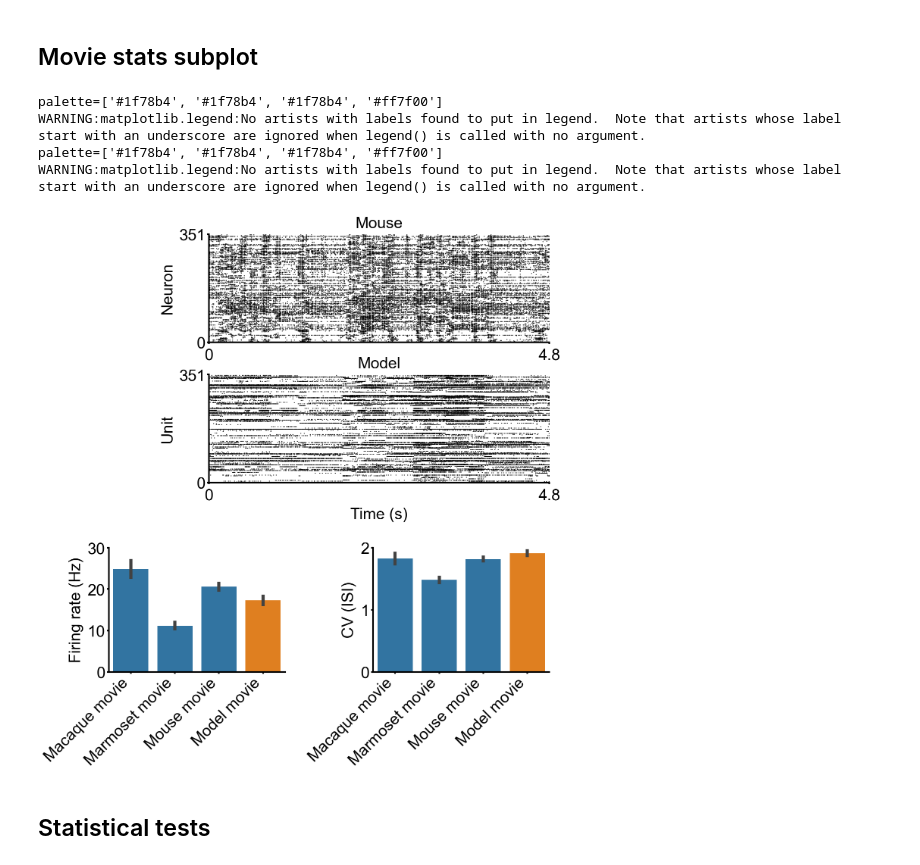
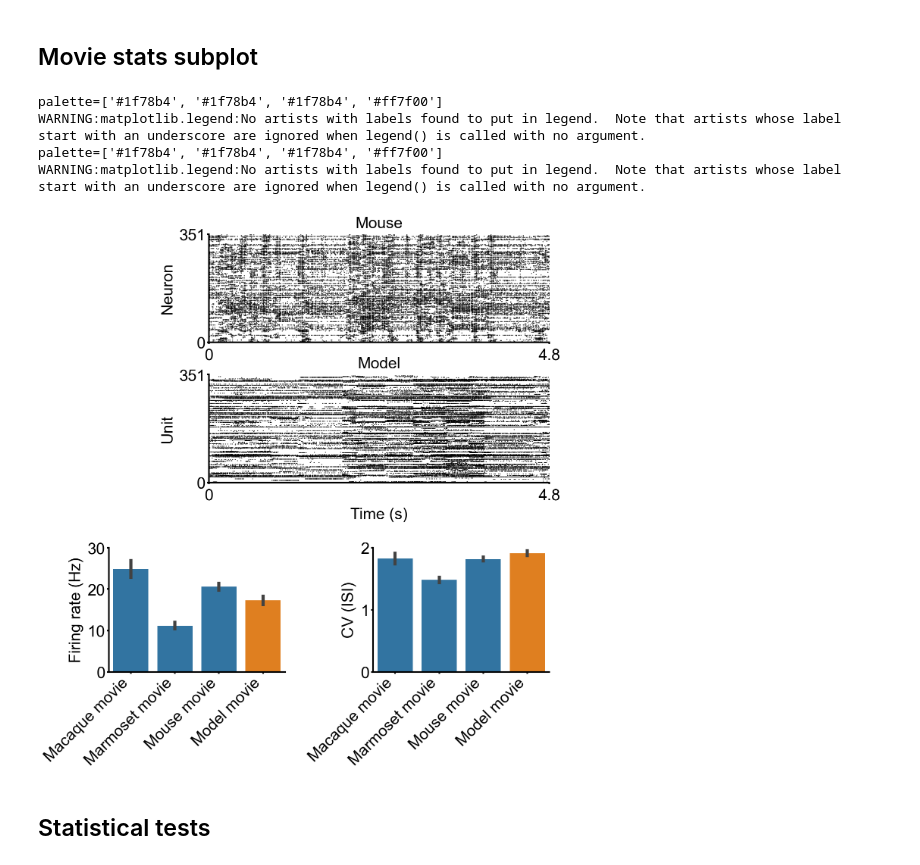
Before and after one commit to webstorms/RetinalModel, a Jupyter notebook: notebooks/Fig 2 - Spike responses.ipynb, the cells around one changed output. Cells and saved outputs as stored; diff of their text form; code cells hidden in the pictures.

```diff
--- a/notebooks/Fig 2 - Spike responses.ipynb
+++ b/notebooks/Fig 2 - Spike responses.ipynb
@@ -29,3 +26,6 @@ dark_orange = "#ff7f00"
 root = os.path.expanduser("~/PycharmProjects/RetinalModel")
 # %%
 all_spike_stats = analysis.AllDatasetSpikeStats(root)
+# %%
+active_idxs = all_spike_stats.model_movie_stats.active_unit_idxs
+print(f"N unresponsive units = {all_spike_stats.model_movie_stats.n_unresponsive_units}")
@@ -146,35 +153,35 @@ fig_spec = gridspec.GridSpec(2, 1, wspace=0, hspace=0.35, height_ratios=[1, 0.5]
 top_spec = gridspec.GridSpecFromSubplotSpec(1, 2, subplot_spec=fig_spec[0], width_ratios=[0.25, 0.85], wspace=0)
 top_spec = gridspec.GridSpecFromSubplotSpec(2, 1, subplot_spec=top_spec[1], height_ratios=[0.5, 0.5], hspace=0.3)
 bottom_spec = gridspec.GridSpecFromSubplotSpec(1, 2, subplot_spec=fig_spec[1], width_ratios=[1, 1], wspace=0.5)
 
 # Top
 ax = plt.Subplot(fig, top_spec[0])
 plot_raster(*all_spike_stats.mouse_movie_stats.get_exp_spike_times(), "Mouse", 1152, "4.8", 351, "Neuron", ax)
 fig.add_subplot(ax)
 
 ax = plt.Subplot(fig, top_spec[1])
-plot_raster(*all_spike_stats.mouse_movie_stats.get_pred_spike_times(351, 42), "Model", 1152, "4.8", 351, "Unit", ax)
+plot_raster(*all_spike_stats.mouse_movie_stats.get_pred_spike_times(active_idxs, 351, 42+10+10), "Model", 1152, "4.8", 351, "Unit", ax)
 ax.set_xlabel("Time (s)", fontsize=30, labelpad=8)
 fig.add_subplot(ax)
 
 # Bottom
 firing_rate_df = all_spike_stats.get_spike_rate_df(img=False)
 cv_df = all_spike_stats.get_cv_df(img=False)
 
 ax = plt.Subplot(fig, bottom_spec[0])
 plot_natural_spike_stats(firing_rate_df, "Firing rate (Hz)", [0, 10, 20, 30], [dark_blue, dark_blue, dark_blue, dark_orange], ax)
 fig.add_subplot(ax)
 
 ax = plt.Subplot(fig, bottom_spec[1])
 plot_natural_spike_stats(cv_df, "CV (ISI)", [0, 1, 2], [dark_blue, dark_blue, dark_blue, dark_orange], ax)
 fig.add_subplot(ax)
 plt.savefig(f"{root}/figures/fig2/movie_stats.svg", format="svg", transparent=False, bbox_inches="tight")
 # %% [output]
 palette=['#1f78b4', '#1f78b4', '#1f78b4', '#ff7f00']
 WARNING:matplotlib.legend:No artists with labels found to put in legend.  Note that artists whose label start with an underscore are ignored when legend() is called with no argument.
 palette=['#1f78b4', '#1f78b4', '#1f78b4', '#ff7f00']
 WARNING:matplotlib.legend:No artists with labels found to put in legend.  Note that artists whose label start with an underscore are ignored when legend() is called with no argument.
-[figure, old version]
+[figure, new version]
 # %%
 model_movie_firing = firing_rate_df[firing_rate_df["animal"] == "Model movie"]["y"].values
 model_movie_cvisi = cv_df[cv_df["animal"] == "Model movie"]["y"].values
```
Also changed, not shown: parts of 6 cells of this notebook, 7 other files.
